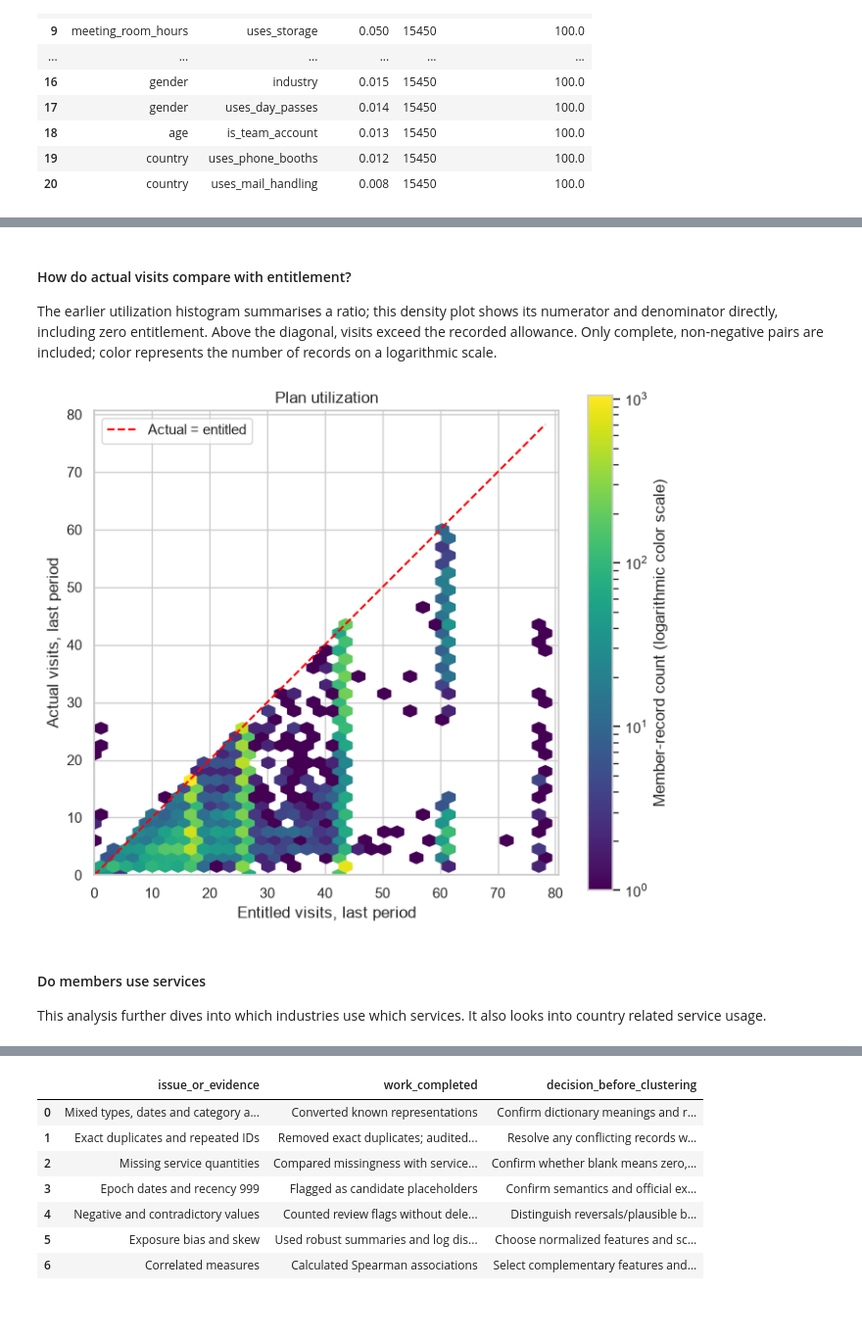
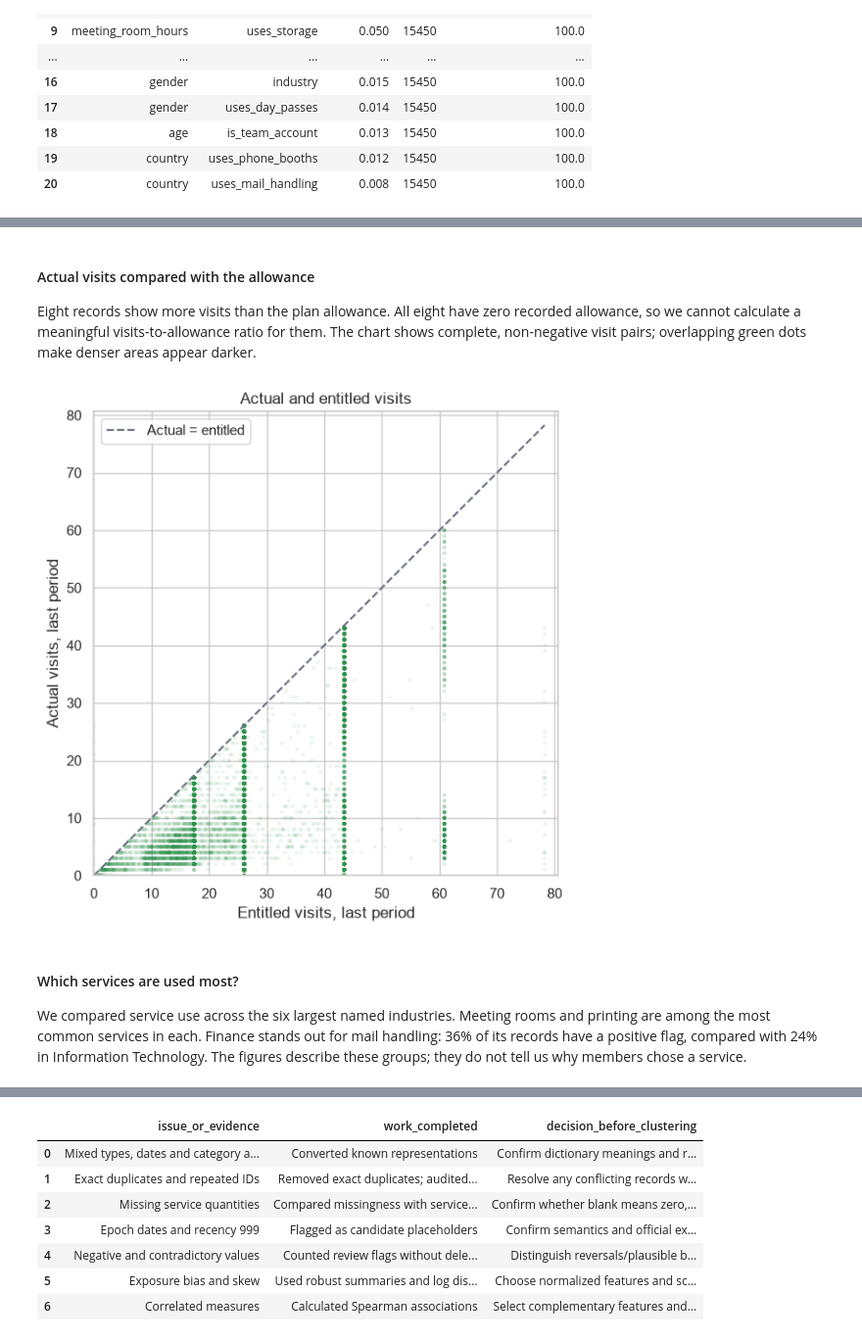
Before and after one commit to arfarfq/data_mining, a Jupyter notebook: notebooks/EDA.ipynb, the cells around one changed output, grey strips where cells are left out. Shown at 98% size. Saved outputs shown, nothing was run; the diff lists cells and outputs as text; code cells hidden in the pictures; blank space fills up the shorter version.

Commit message:
Revise EDA analysis and chart presentation

```diff
--- a/notebooks/EDA.ipynb
+++ b/notebooks/EDA.ipynb
@@ -486,12 +507,19 @@ A median compresses each plan into one number. The boxplots below show the sprea
 # %%
-fig, axes = plt.subplots(1, 2, figsize=(13, 4.5)); sns.boxplot(data=view, x="tier", y="weekly_visits",
-  order=tier_order, showfliers=False, ax=axes[0], color="#56B4E9"); axes[0].set(title="Weekly attendance by plan", xlabel="", ylabel="Visits per week")
+weekly_plot = view.loc[view["weekly_visits"].ge(0), ["tier", "weekly_visits"]].dropna()
+value_plot = view.loc[view["lifetime_value"].notna(), ["tier", "lifetime_value"]].dropna()
+weekly_order = iqr_order(weekly_plot, "tier", "weekly_visits")
+value_order = iqr_order(value_plot, "tier", "lifetime_value")
+value_plot["log_value"] = np.log1p(value_plot["lifetime_value"].astype(float))
 
-plot_value = view.loc[view["lifetime_value"].notna(), ["tier", "lifetime_value"]].copy(); plot_value["log_value"] = np.log1p(plot_value["lifetime_value"])
-
-sns.boxplot(data=plot_value, x="tier", y="log_value", order=tier_order, showfliers=False, ax=axes[1],
-  color="#E69F00"); axes[1].set(title="Value distribution by plan", xlabel="", ylabel="log(1 + lifetime value)")
-
-for ax in axes: ax.tick_params(axis="x", rotation=30)
-fig.tight_layout(); plt.show()
+fig, axes = plt.subplots(1, 2, figsize=(13, 4.5))
+sns.boxplot(data=weekly_plot, x="tier", y="weekly_visits", order=weekly_order,
+            showfliers=False, ax=axes[0], hue="tier", palette=PLAN_COLORS, legend=False)
+axes[0].set(title="Weekly attendance by plan (widest IQR first)", xlabel="", ylabel="Visits per week")
+sns.boxplot(data=value_plot, x="tier", y="log_value", order=value_order,
+            showfliers=False, ax=axes[1], hue="tier", palette=PLAN_COLORS, legend=False)
+axes[1].set(title="Value by plan (widest raw IQR first)", xlabel="", ylabel="log(1 + recorded value)")
+for ax in axes:
+    ax.tick_params(axis="x", rotation=30)
+fig.tight_layout()
+plt.show()
 # %% [output]
@@ -600,29 +596,28 @@ display(util_profile.round(2))
 | full_time | 2471 | 0.33 | 2.0 |
 | private_office | 664 | 0.15 | 3.0 |
 # %% [markdown]
-#### How do actual visits compare with entitlement?
+#### Actual visits compared with the allowance
 
-The earlier utilization histogram summarises a ratio; this density plot shows its numerator and denominator directly, including zero entitlement. Above the diagonal, visits exceed the recorded allowance. Only complete, non-negative pairs are included; color represents the number of records on a logarithmic scale.
+Eight records show more visits than the plan allowance. All eight have zero recorded allowance, so we cannot calculate a meaningful visits-to-allowance ratio for them. The chart shows complete, non-negative visit pairs; overlapping green dots make denser areas appear darker.
 # %%
 visits = segment_df[["entitled_visits_last_period", "actual_visits_last_period"]].dropna()
 visits = visits.loc[visits.ge(0).all(axis=1)]
 if not visits.empty:
     fig, ax = plt.subplots(figsize=(7, 6))
-    hb = ax.hexbin(visits.iloc[:, 0].to_numpy(dtype=float), visits.iloc[:, 1].to_numpy(dtype=float),
-                   gridsize=35, mincnt=1, bins="log", cmap="viridis")
+    ax.scatter(visits.iloc[:, 0].to_numpy(dtype=float), visits.iloc[:, 1].to_numpy(dtype=float),
+               s=9, alpha=0.08, color=MAIN_GREEN, edgecolors="none", rasterized=True)
     limit = max(visits.max().max(), 1)
-    ax.plot([0, limit], [0, limit], "--", color="red", label="Actual = entitled")
-    ax.set(title="Plan utilization", xlabel="Entitled visits, last period", ylabel="Actual visits, last period",
-           xlim=(0, limit * 1.03), ylim=(0, limit * 1.03))
+    ax.plot([0, limit], [0, limit], "--", color=NEUTRAL, label="Actual = entitled")
+    ax.set(title="Actual and entitled visits", xlabel="Entitled visits, last period",
+           ylabel="Actual visits, last period", xlim=(0, limit * 1.03), ylim=(0, limit * 1.03))
     ax.set_aspect("equal", adjustable="box")
     ax.legend()
-    fig.colorbar(hb, ax=ax, label="Member-record count (logarithmic color scale)")
-    plt.tight_layout()
+    fig.tight_layout()
     plt.show()
 # %% [output]
-[figure, old version]
+[figure, new version]
 # %% [markdown]
-#### Do members use services
+#### Which services are used most?
 
-This analysis further dives into which industries use which services. It also looks into country related service usage.
+We compared service use across the six largest named industries. Meeting rooms and printing are among the most common services in each. Finance stands out for mail handling: 36% of its records have a positive flag, compared with 24% in Information Technology. The figures describe these groups; they do not tell us why members chose a service.
 # %%
```
Also changed, not shown: parts of 56 cells of this notebook.
